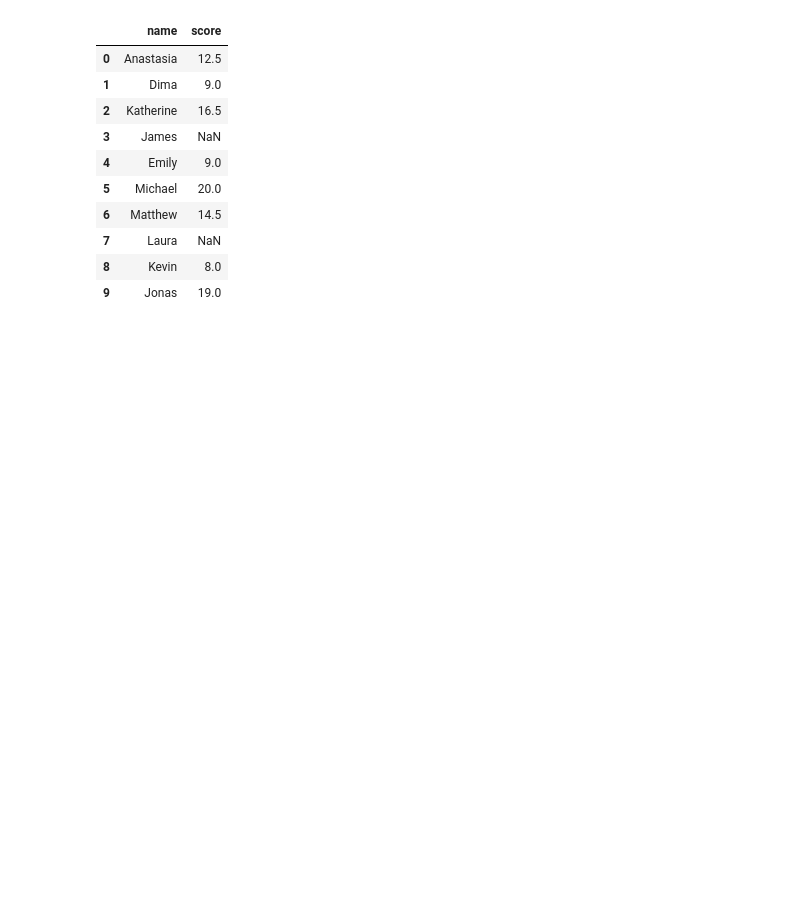
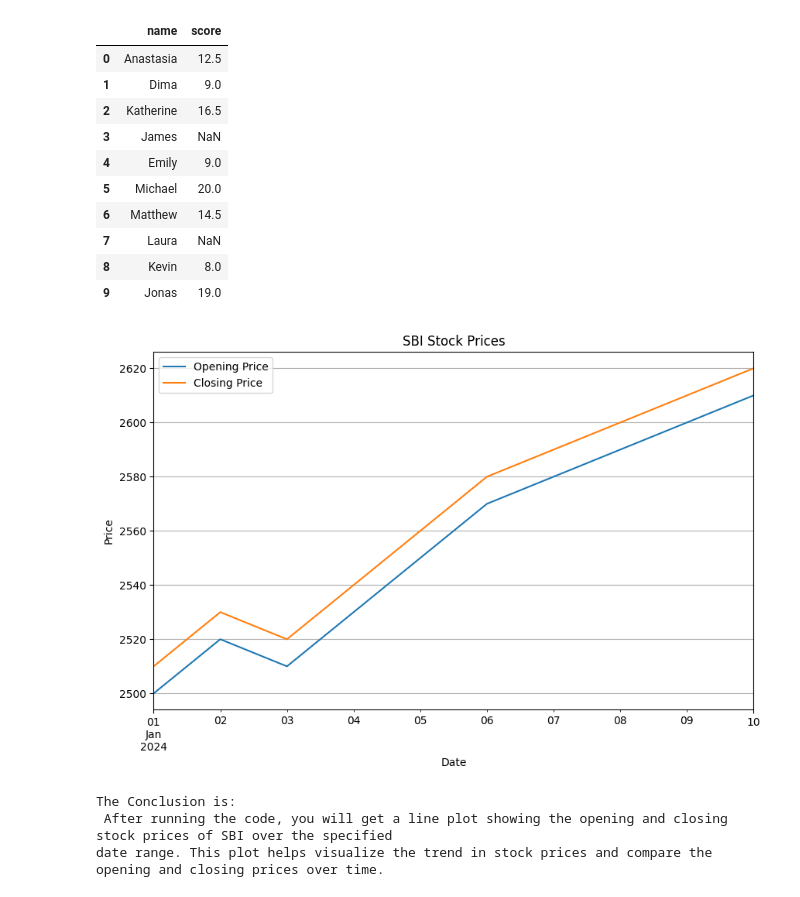
Before and after one commit to DivyaS18/Anudip-, a Jupyter notebook: Pandas/LAB WORK/Lab6.ipynb, the cells around one changed output. Saved outputs shown, nothing was run; the diff lists cells and outputs as text; code cells hidden in the pictures; blank space fills up the shorter version.

```diff
--- a/Pandas/LAB WORK/Lab6.ipynb
+++ b/Pandas/LAB WORK/Lab6.ipynb
@@ -209,3 +209,33 @@ Select Specific Column:
 | 7 | Laura | NaN |
 | 8 | Kevin | 8.0 |
 | 9 | Jonas | 19.0 |
+# %%
+#Hi! I have two columns with some dummy value. I want to create a line plot of theopening, closing stock prices of SBI between two specific
+#dates using a pandas plot.Can you generate a complete code for me?
+#After generating the code using chatgpt, run the code, display the output and give your conclusion.
+
+import pandas as pd
+import matplotlib.pyplot as plt
+
+# Sample data: Opening and closing stock prices of SBI
+data = {
+    'Date': pd.date_range(start='2024-01-01', end='2024-01-10'),
+    'Opening Price': [2500, 2520, 2510, 2530, 2550, 2570, 2580, 2590, 2600, 2610],
+    'Closing Price': [2510, 2530, 2520, 2540, 2560, 2580, 2590, 2600, 2610, 2620]
+}
+df = pd.DataFrame(data)
+df.set_index('Date', inplace=True)        # Setting 'Date' as the index
+ax = df.plot(figsize=(10, 6))
+ax.set_title('SBI Stock Prices')
+ax.set_xlabel('Date')
+ax.set_ylabel('Price')
+ax.grid(True)
+plt.show()
+
+print('''The Conclusion is: \n After running the code, you will get a line plot showing the opening and closing stock prices of SBI over the specified
+date range. This plot helps visualize the trend in stock prices and compare the opening and closing prices over time.''')
+# %% [output]
+[figure, added]
+The Conclusion is:
+ After running the code, you will get a line plot showing the opening and closing stock prices of SBI over the specified
+date range. This plot helps visualize the trend in stock prices and compare the opening and closing prices over time.
```
Also changed, not shown: parts of 2 cells of this notebook.
